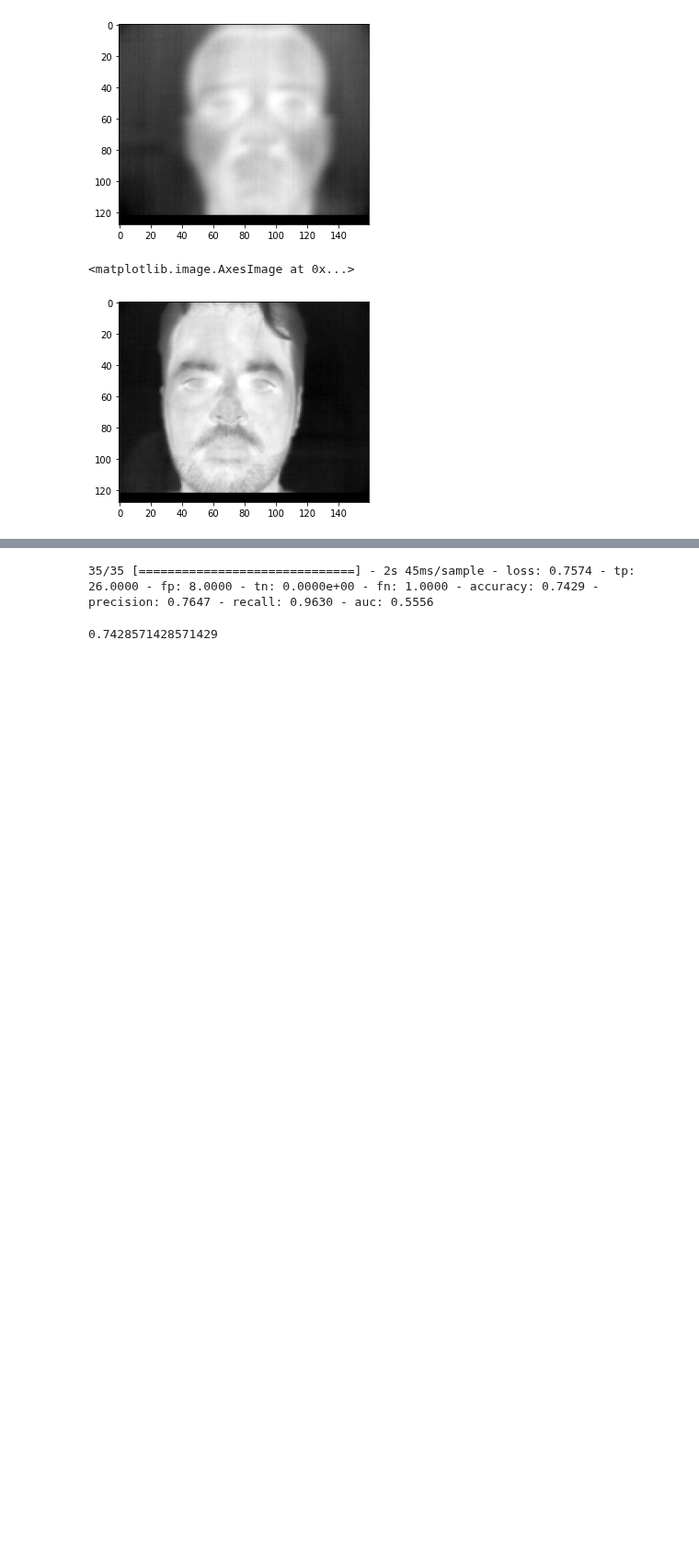
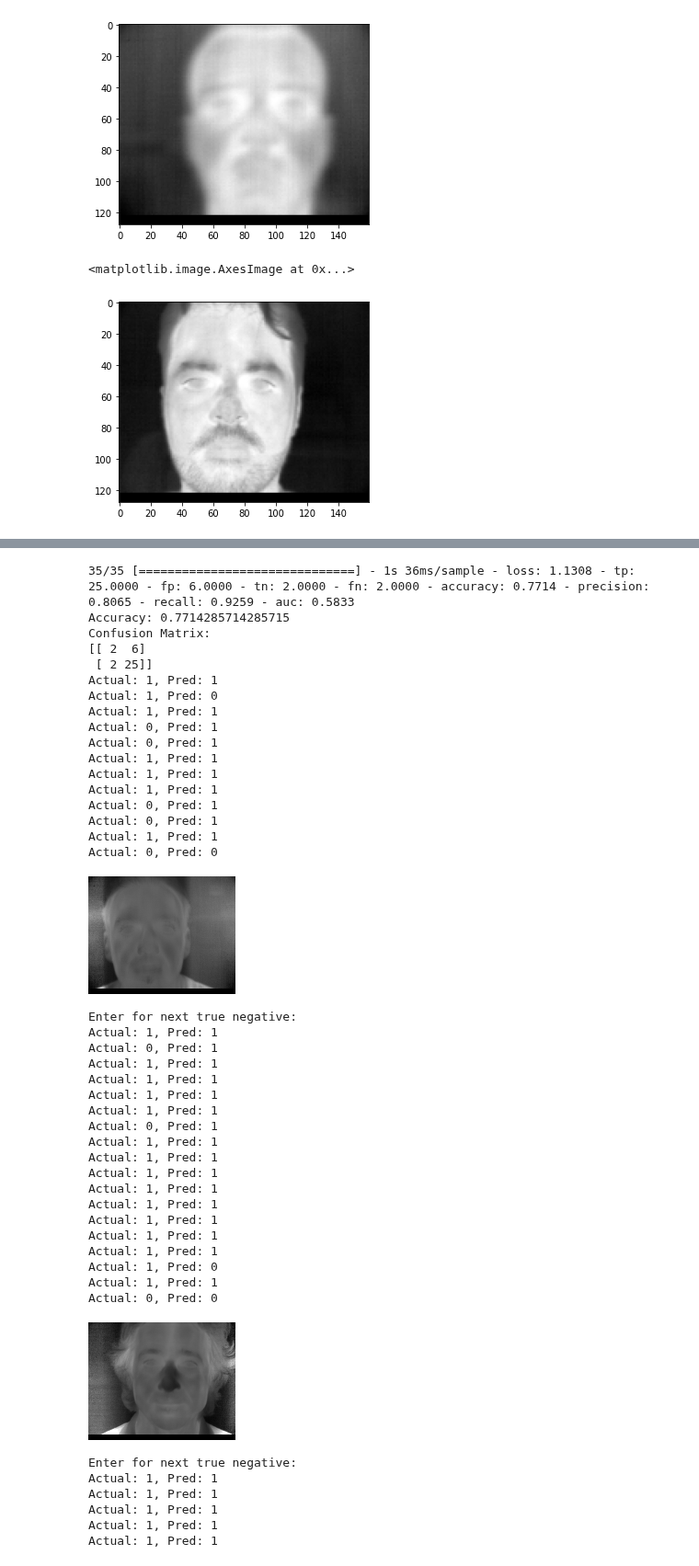
Before and after one commit to NSEvent/drunk-detection-CNN, a Jupyter notebook: jupyter/brainstorm.ipynb, the cells around one changed output, grey strips where cells are left out. Shown at 92% size. Drawn from its saved outputs; the diff is of its cells as text; code cells hidden in the pictures; blank space fills up the shorter version.

```diff
--- a/jupyter/brainstorm.ipynb
+++ b/jupyter/brainstorm.ipynb
@@ -297,21 +312,70 @@ Epoch 7/1000
 # %%
 # Manually load best saved model here and test
 
 from sklearn.metrics import accuracy_score, confusion_matrix
 from tensorflow.keras.models import load_model
-model = load_model('512_save_best_loss.18-0.09.hdf5')
+model = load_model('256_save2_best_tn2.epoch=24-val_tn=6.0000_BEST.hdf5')
 
 X_test_s, y_test_s = shuffle_data(X_test, y_test)
 test_data = X_test_s.reshape((-1, x, y, 1))
 model.evaluate(test_data, np.array(y_test_s))
 
 y_pred = []
 predictions = model.predict(test_data)
 for predict in predictions:
     y_pred.append(int(round(predict[0])))
 
-print(f'Accuracy: {accuracy_score(y_test_s,y_pred)}'
-print(f'Confusion Matrix: {confusion_matrix(y_test_s,y_pred)}'
+print(f'Accuracy: {accuracy_score(y_test_s,y_pred)}')
+print(f'Confusion Matrix:\n{confusion_matrix(y_test_s,y_pred)}')
+
+for i,(actual,pred) in enumerate(zip(y_test_s,y_pred)):
+    print(f'Actual: {actual}, Pred: {pred}')
+
+    if actual==0 and actual==pred:
+        display(Image.fromarray(X_test_s[i]*1000).convert('L'))
+        input('Enter for next true negative:')
 # %% [output]
-35/35 [==============================] - 2s 45ms/sample - loss: 0.7574 - tp: 26.0000 - fp: 8.0000 - tn: 0.0000e+00 - fn: 1.0000 - accuracy: 0.7429 - precision: 0.7647 - recall: 0.9630 - auc: 0.5556
+35/35 [==============================] - 1s 36ms/sample - loss: 1.1308 - tp: 25.0000 - fp: 6.0000 - tn: 2.0000 - fn: 2.0000 - accuracy: 0.7714 - precision: 0.8065 - recall: 0.9259 - auc: 0.5833
+Accuracy: 0.7714285714285715
+Confusion Matrix:
+[[ 2  6]
+ [ 2 25]]
+Actual: 1, Pred: 1
+Actual: 1, Pred: 0
+Actual: 1, Pred: 1
+Actual: 0, Pred: 1
+Actual: 0, Pred: 1
+Actual: 1, Pred: 1
+Actual: 1, Pred: 1
+Actual: 1, Pred: 1
+Actual: 0, Pred: 1
+Actual: 0, Pred: 1
+Actual: 1, Pred: 1
+Actual: 0, Pred: 0
+[figure, added]
-0.7428571428571429
+Enter for next true negative:
+Actual: 1, Pred: 1
+Actual: 0, Pred: 1
+Actual: 1, Pred: 1
+Actual: 1, Pred: 1
+Actual: 1, Pred: 1
+Actual: 1, Pred: 1
+Actual: 0, Pred: 1
+Actual: 1, Pred: 1
+Actual: 1, Pred: 1
+Actual: 1, Pred: 1
+Actual: 1, Pred: 1
+Actual: 1, Pred: 1
+Actual: 1, Pred: 1
+Actual: 1, Pred: 1
+Actual: 1, Pred: 1
+Actual: 1, Pred: 0
+Actual: 1, Pred: 1
+Actual: 0, Pred: 0
+[figure, added]
+Enter for next true negative:
+Actual: 1, Pred: 1
+Actual: 1, Pred: 1
+Actual: 1, Pred: 1
+Actual: 1, Pred: 1
+Actual: 1, Pred: 1
```
Also changed, not shown: parts of 2 cells of this notebook.
